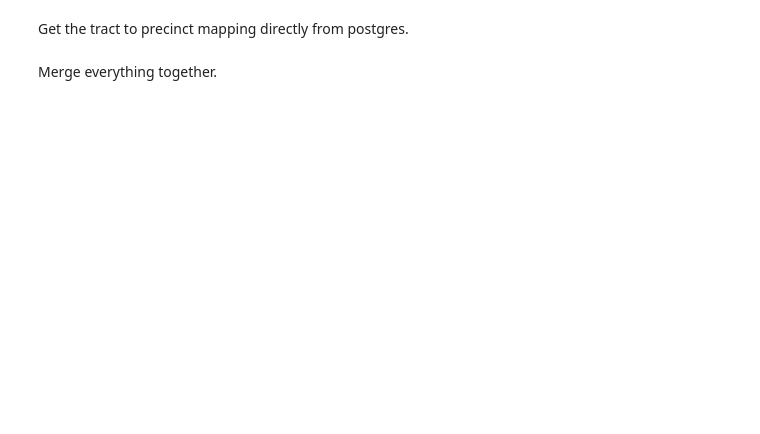
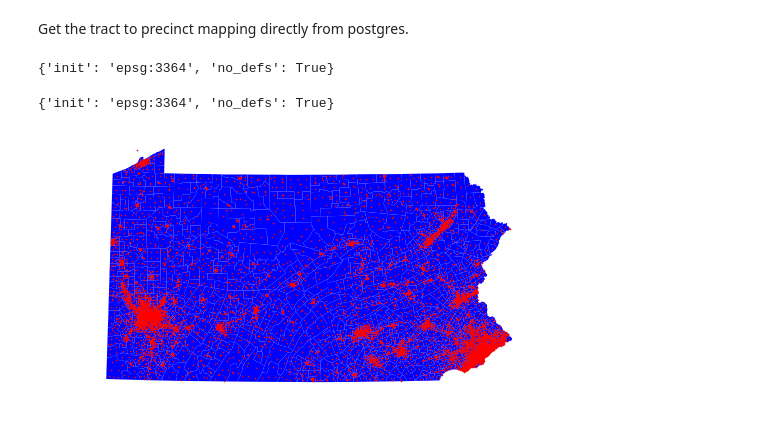
Before and after one commit to JamesSaxon/dist_analysis, a Jupyter notebook: voting/pa_mapping.ipynb, the cells around one changed output. Drawn from its saved outputs; the diff is of its cells as text; code cells hidden in the pictures; blank space fills up the shorter version.

```diff
--- a/voting/pa_mapping.ipynb
+++ b/voting/pa_mapping.ipynb
@@ -22,6 +51,8 @@ votes.rename(columns = {"uspdv2000" : "D00", "uspdv2004" : "D04", "uspdv2008" :
                         "ndv" : "DNorm", "nrv" : "RNorm", "geoid10" : "geoid"}, inplace = True)
 
 votes = votes[["geoid"] + cols_00_08]
+# %%
+geo_votes = pd.merge(prdf[["geoid", "geometry"]], votes, how = "outer", on = "geoid")
 # %% [markdown]
 Now we begin on the messy business of PA 2012 -- we have to clean and then fuzzy match the data to the precincts, with a hard match on county.
 # %%
@@ -99,4 +107,5 @@ for cid in list(pa_co["cid"]):
     # Alternately:  .apply(lambda x: process.extractOne(x, prdf[prdf.cid == cid]["vname"])[0])
     votes_2012.loc[votes_2012.cid == cid, 'vname'] = votes_2012[votes_2012.cid == cid]['precinct'].apply(lambda x: jf_jw_match(x, prdf[prdf.cid == cid]["vname"])[0])
 # %%
-votes_2012 = votes_2012.merge(prdf, on = ["cid", "vname"])[["state", "cid", "cname", "precinct", "D12", "R12", "geoid"]]
+votes_2012 = votes_2012.merge(prdf, on = ["cid", "vname"], how = "outer")\
+                       [["state", "cid", "cname", "precinct", "D12", "R12", "geoid"]]
@@ -102,0 +114,3 @@ votes_2012 = votes_2012.merge(prdf, on = ["cid", "vname"])[["state", "cid", "cna
+# %%
+pr_votes = pd.merge(geo_votes, votes_2012, how = "outer").fillna(0)\
+              [["D00", "R00", "D04", "R04", "D08", "R08", "D12", "R12", "geometry"]]
@@ -103,32 +129,21 @@ votes_2012 = votes_2012.merge(prdf, on = ["cid", "vname"])[["state", "cid", "cna
 # %% [markdown]
 Get the tract to precinct mapping directly from postgres.
 # %%
-pr_tr_query = """SELECT
-                   rn.rn, tr.state, tr.county cid, UPPER(co.name) county, tr.tract,
-                   pr.vtd, pr.name, pr.geoid
-                 FROM census_tracts_2015 AS tr
-                 JOIN vtd_2010 AS pr ON
-                   pr.state  = tr.state  AND
-                   pr.county = tr.county AND
-                   ST_Covers(tr.geom, ST_Centroid(pr.geom))
-                 JOIN (SELECT state, county, tract,
-                              row_number() over (PARTITION BY state ORDER BY county, tract NULLS LAST) - 1 as rn
-                       FROM census_tracts_2015) rn ON
+query = """SELECT
+              rn, ST_Transform(tr.geom, epsg) geometry
+           FROM census_tracts_2015 AS tr
+           JOIN (SELECT state, county, tract,
+                        row_number() over
+                          (PARTITION BY state ORDER BY county, tract NULLS LAST) - 1 as rn
+                 FROM census_tracts_2015) rn ON
                    tr.state  = rn.state  AND
                    tr.county = rn.county AND
                    tr.tract  = rn.tract
-                 JOIN counties_2016 co ON
-                   tr.state  = co.state AND
-                   tr.county = co.county
-                 WHERE tr.state = {}
-                 ORDER BY tr.state, tr.county, tr.tract, pr.vtd;"""
+           JOIN states AS st ON st.fips = tr.state
+           WHERE tr.state = {} ORDER BY rn;
+           """
 
 con = psycopg2.connect(database = "census", user = user, password = passwd,
-                         host = "saxon.harris.uchicago.edu", port = 5432)
+                       host = "saxon.harris.uchicago.edu", port = 5432)
 
-# trprdf = pd.read_sql(pr_tr_query.format(fips), con)
-# trprdf.to_csv("pa_trpr.csv", index = False)
-
-pr_tr = pd.read_csv("pa_trpr.csv")
+tr_rn = gpd.GeoDataFrame.from_postgis(query.format(fips), con, geom_col = "geometry", crs = from_epsg(epsg))
-# %% [markdown]
-Merge everything together.
@@ -141,0 +150,14 @@ votes.to_csv("pa_votes.csv")
+# %%
+pr_votes.crs
+# %% [output]
+{'init': 'epsg:3364', 'no_defs': True}
+# %%
+tr_rn.crs
+# %% [output]
+{'init': 'epsg:3364', 'no_defs': True}
+# %%
+ax = tr_rn.plot(color = "blue", figsize = (8, 8))
+pr_votes.centroid.plot(color = "red", markersize = 1.5, ax = ax)
+ax.set_axis_off()
+# %% [output]
+[figure, added]
```
Also changed, not shown: parts of 10 cells of this notebook, 12 other files.
